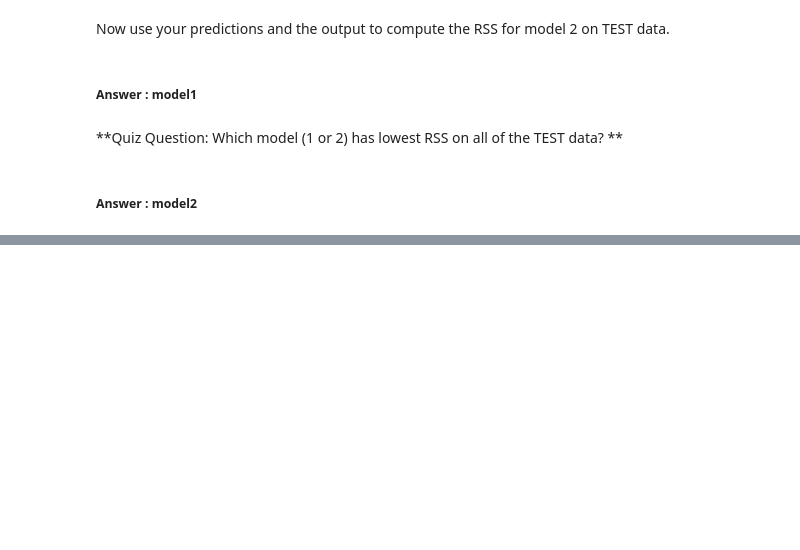
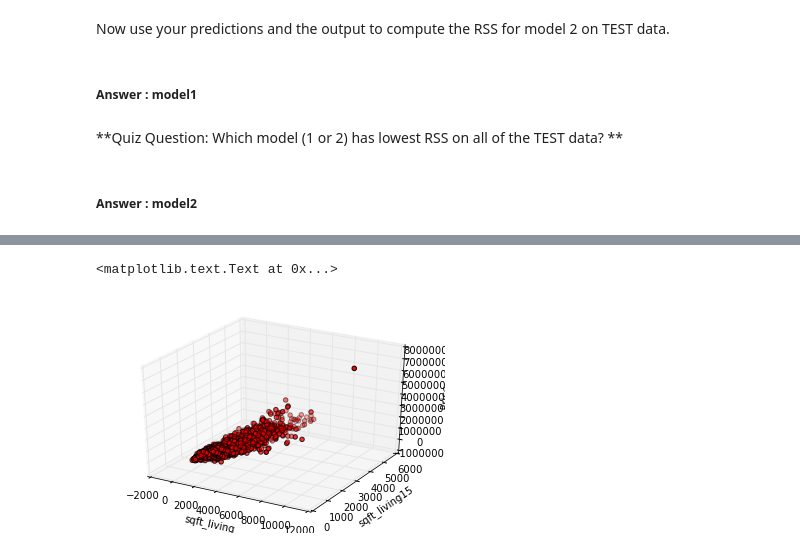
Before and after one commit to flaskcro/coursera_ml, a Jupyter notebook: week-2-multiple-regression-assignment-2-pandas.ipynb, the cells around one changed output, grey strips where cells are left out. Cells and saved outputs as stored; diff of their text form; code cells hidden in the pictures; blank space fills up the shorter version.

```diff
--- a/week-2-multiple-regression-assignment-2-pandas.ipynb
+++ b/week-2-multiple-regression-assignment-2-pandas.ipynb
@@ -301,0 +313,10 @@ Now use your predictions and the output to compute the RSS for model 2 on TEST d
+# %%
+fig = plt.figure()
+ax = fig.add_subplot(111, projection='3d')
+ax.scatter(test[:]['sqft_living'],test[:]['sqft_living15'], test[:]['price'],c='r', marker='o')
+ax.set_xlabel('sqft_living')
+ax.set_ylabel('sqft_living15')
+ax.set_zlabel('Price')
+# %% [output]
+<matplotlib.text.Text at 0x...>
+[figure, added]
```
Also changed, not shown: parts of 3 cells of this notebook.
